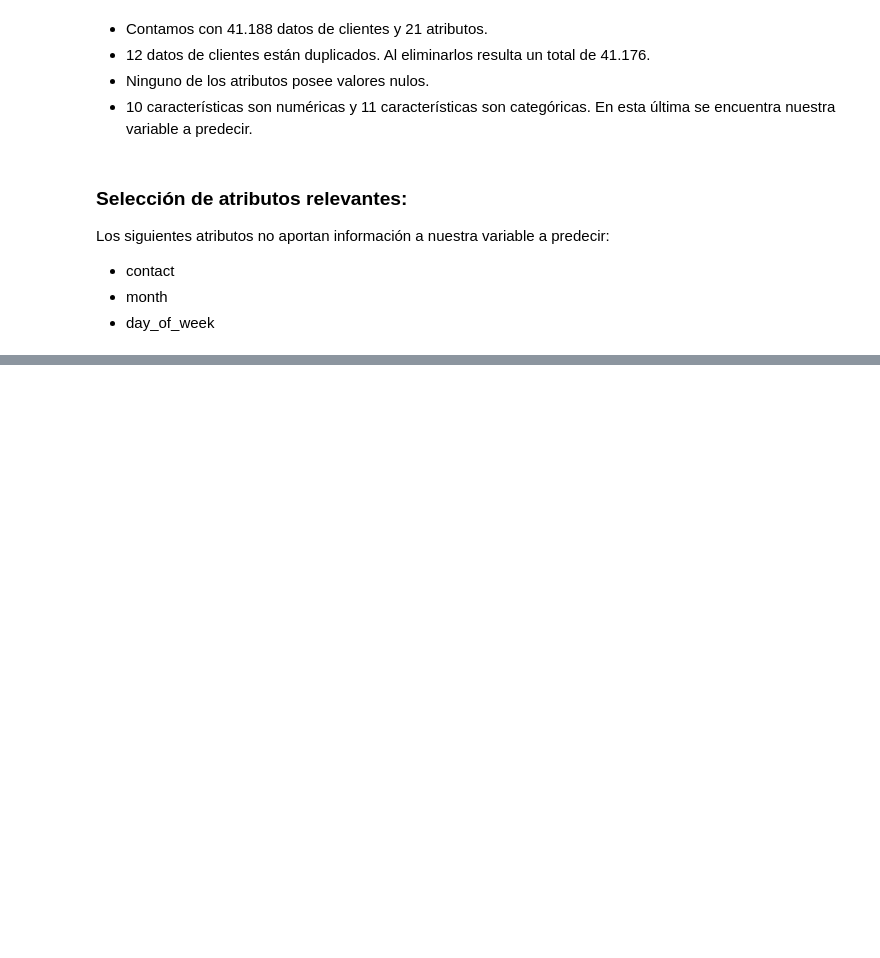
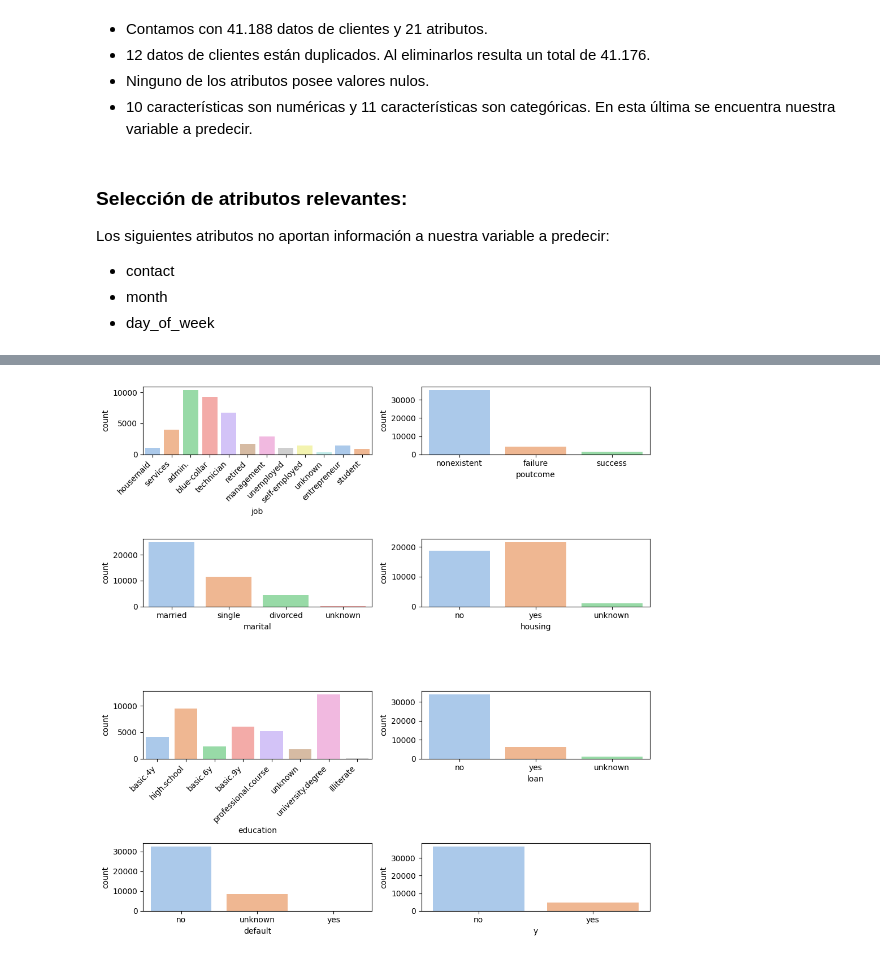
Before and after one commit to 4GeeksAcademy/Ejercicio-y-Tutorial-de-Regresion-Logistica-VLG, a Jupyter notebook: src/explore.ipynb, the cells around one changed output, grey strips where cells are left out. Drawn from its saved outputs; the diff is of its cells as text; code cells hidden in the pictures; blank space fills up the shorter version.

```diff
--- a/src/explore.ipynb
+++ b/src/explore.ipynb
@@ -81,0 +79,4 @@ Contamos con 12 datos duplicados
+# %%
+df.drop(["contact", "month", "day_of_week"], axis = 1, inplace = True)
+
+df.head()
@@ -81,0 +181,22 @@ Contamos con 12 datos duplicados
+# %%
+fig, axis = plt.subplots(4, 2, figsize = (10, 10))
+
+sns.countplot(ax = axis[0,0], data = df, x = "job", palette='pastel', hue= "job", legend=False)
+axis[0, 0].set_xticklabels(axis[0, 0].get_xticklabels(), rotation=45, ha="right", fontsize=10)
+sns.countplot(ax = axis[1,0], data = df, x = "marital", palette='pastel', hue= "marital", legend=False)
+sns.countplot(ax = axis[2,0], data = df, x = "education", palette='pastel', hue= "education", legend=False)
+axis[2, 0].set_xticklabels(axis[2, 0].get_xticklabels(), rotation=45, ha="right", fontsize=10)
+sns.countplot(ax = axis[3,0], data = df, x = "default", palette='pastel', hue= "default", legend=False)
+sns.countplot(ax = axis[0,1], data = df, x = "poutcome", palette='pastel', hue= "poutcome", legend=False)
+sns.countplot(ax = axis[1,1], data = df, x = "housing", palette='pastel', hue= "housing", legend=False)
+sns.countplot(ax = axis[2,1], data = df, x = "loan", palette='pastel', hue= "loan", legend=False)
+sns.countplot(ax = axis[3,1], data = df, x = "y", palette='pastel', hue= "y", legend=False)
+
+
+# Ajustar el layout
+plt.tight_layout()
+
+# Mostrar el plot
+plt.show()
+# %% [output]
+[figure, added]
```
Also changed, not shown: parts of 15 cells of this notebook.
